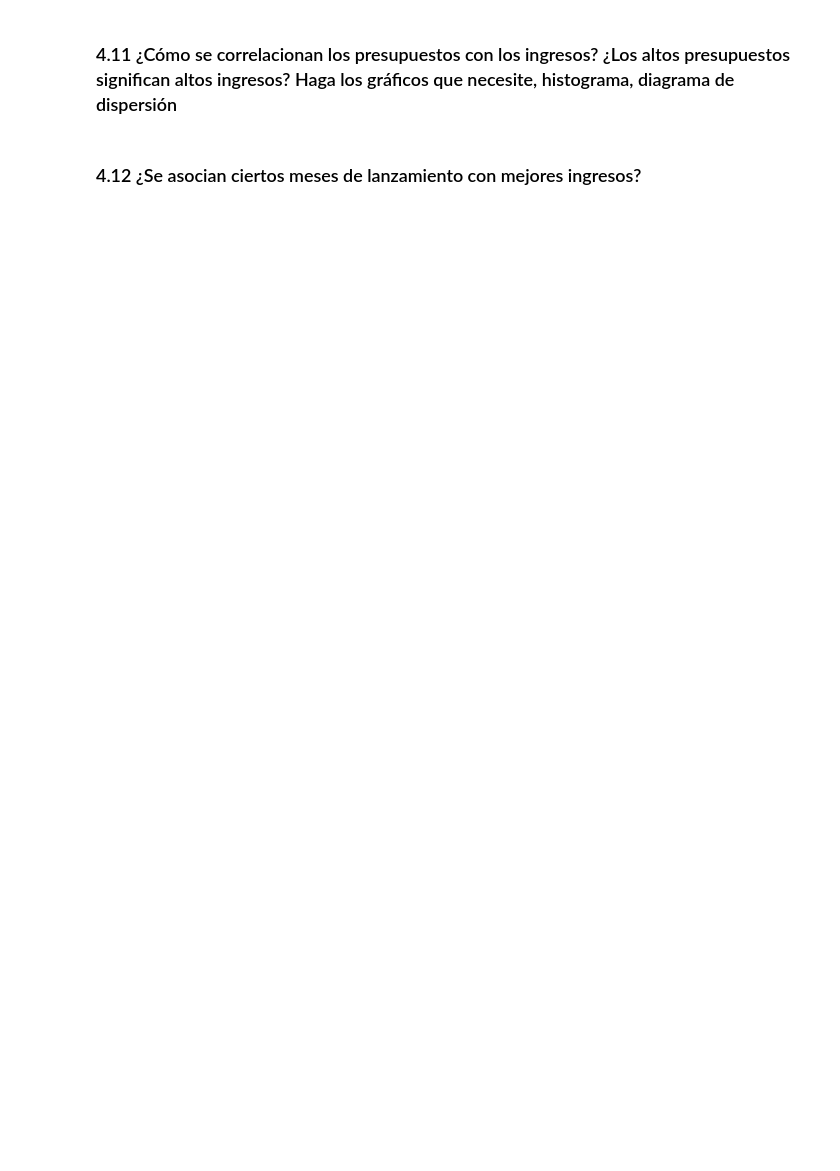
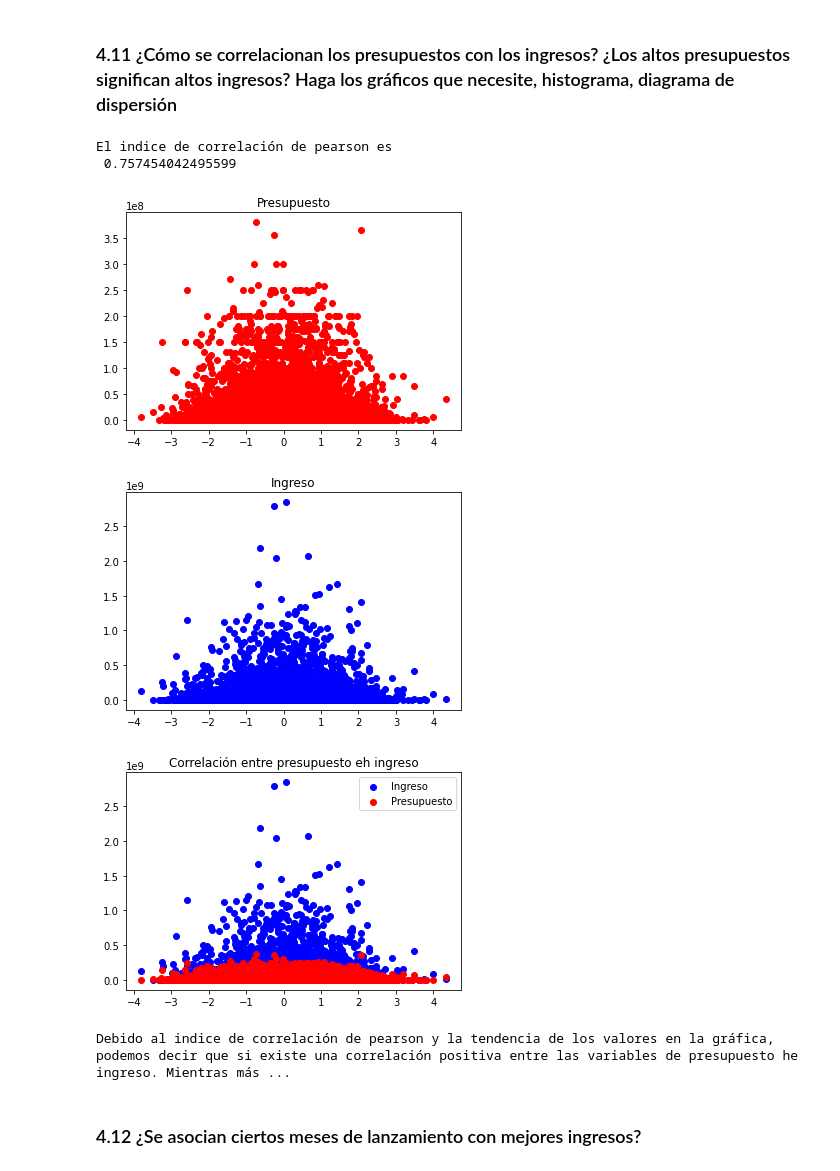
Before and after one commit to wsaldana/Miner-aHDT1, a Jupyter notebook: MineriaHDT1.ipynb, the cells around one changed output. Drawn from its saved outputs; the diff is of its cells as text; code cells hidden in the pictures; blank space fills up the shorter version.

```diff
--- a/MineriaHDT1.ipynb
+++ b/MineriaHDT1.ipynb
@@ -164,4 +186,35 @@ Se hicieron mas peliculas en el año 2021 con 816 peliculas hechas.
 # %% [markdown]
 ### 4.11 ¿Cómo  se  correlacionan  los  presupuestos  con  los  ingresos?  ¿Los  altos presupuestos significan altos ingresos? Haga los gráficos que necesite, histograma, diagrama de dispersión
+# %%
+df = pd.read_csv('movies.csv', encoding='unicode_escape')
+df1 = list(df["budget"])
+df2 = list(df["revenue"])
+rho = np.corrcoef(df1, df2)
+print("El indice de correlación de pearson es\n", rho[0][1])
+
+x = list(np.random.randn(10000))
+plt.scatter(x, df1, color="red")
+plt.title("Presupuesto")
+plt.show()
+
+plt.scatter(x, df2, color="blue")
+plt.title("Ingreso")
+plt.show()
+
+plt.title("Correlación entre presupuesto eh ingreso")
+plt.scatter(x, df2, label = "Ingreso", color="blue")
+plt.scatter(x, df1, label = "Presupuesto", color="red")
+
+plt.legend()
+plt.show()
+
+print("Debido al indice de correlación de pearson y la tendencia de los valores en la gráfica, podemos decir que si existe una correlación positiva entre las variables de presupuesto he ingreso. Mientras más presupuesto tenga una pelicula esta tendera a generar más ingresos")
+# %% [output]
+El indice de correlación de pearson es
+ 0.757454042495599
+[figure, added]
+[figure, added]
+[figure, added]
+Debido al indice de correlación de pearson y la tendencia de los valores en la gráfica, podemos decir que si existe una correlación positiva entre las variables de presupuesto he ingreso. Mientras más ...
 # %% [markdown]
 ### 4.12 ¿Se asocian ciertos meses de lanzamiento con mejores ingresos?
```
Also changed, not shown: parts of 4 cells of this notebook.
